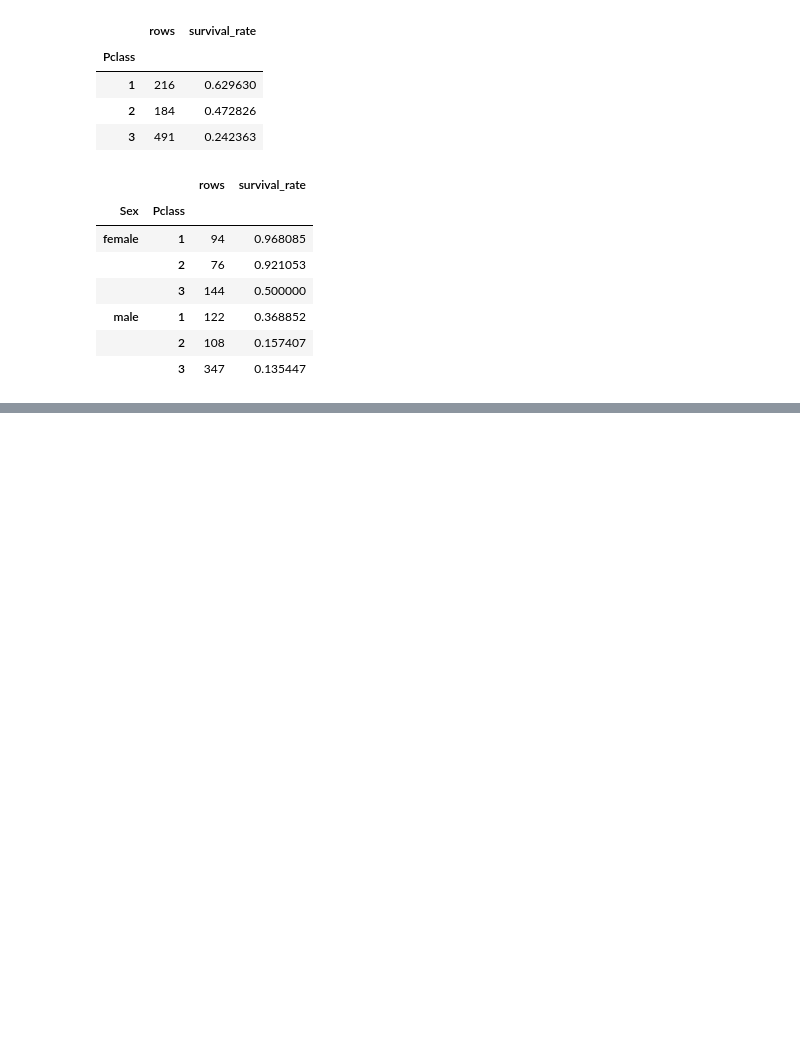
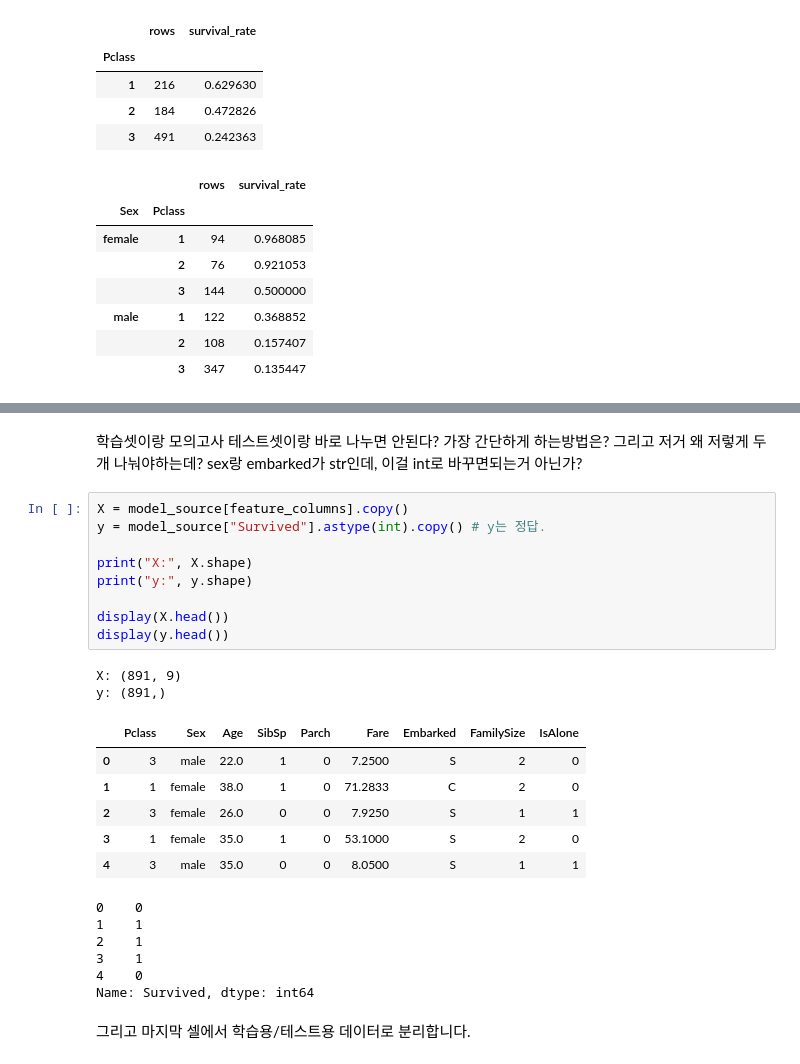
Before and after one commit to kyrdufmal-summer/llm-data-analysis-course, a Jupyter notebook: notebooks/titanic_ai_analysis.ipynb, the cells around one changed output, grey strips where cells are left out. Saved outputs shown, nothing was run; the diff lists cells and outputs as text; blank space fills up the shorter version.

```diff
--- a/notebooks/titanic_ai_analysis.ipynb
+++ b/notebooks/titanic_ai_analysis.ipynb
@@ -435,0 +498,28 @@ print(f"p-value: {p_value:.3e}")
+# %% [markdown]
+학습셋이랑 모의고사 테스트셋이랑 바로 나누면 안된다? 가장 간단하게 하는방법은? 그리고 저거 왜 저렇게 두개 나눠야하는데? sex랑 embarked가 str인데, 이걸 int로 바꾸면되는거 아닌가?
+# %%
+X = model_source[feature_columns].copy()
+y = model_source["Survived"].astype(int).copy() # y는 정답.
+
+print("X:", X.shape)
+print("y:", y.shape)
+
+display(X.head())
+display(y.head())
+# %% [output]
+X: (891, 9)
+y: (891,)
+|  | Pclass | Sex | Age | SibSp | Parch | Fare | Embarked | FamilySize | IsAlone |
+| 0 | 3 | male | 22.0 | 1 | 0 | 7.2500 | S | 2 | 0 |
+| 1 | 1 | female | 38.0 | 1 | 0 | 71.2833 | C | 2 | 0 |
+| 2 | 3 | female | 26.0 | 0 | 0 | 7.9250 | S | 1 | 1 |
+| 3 | 1 | female | 35.0 | 1 | 0 | 53.1000 | S | 2 | 0 |
+| 4 | 3 | male | 35.0 | 0 | 0 | 8.0500 | S | 1 | 1 |
+0    0
+1    1
+2    1
+3    1
+4    0
+Name: Survived, dtype: int64
+# %% [markdown]
+그리고 마지막 셀에서 학습용/테스트용 데이터로 분리합니다.
```
Also changed, not shown: parts of 32 cells of this notebook, 2 other files.
